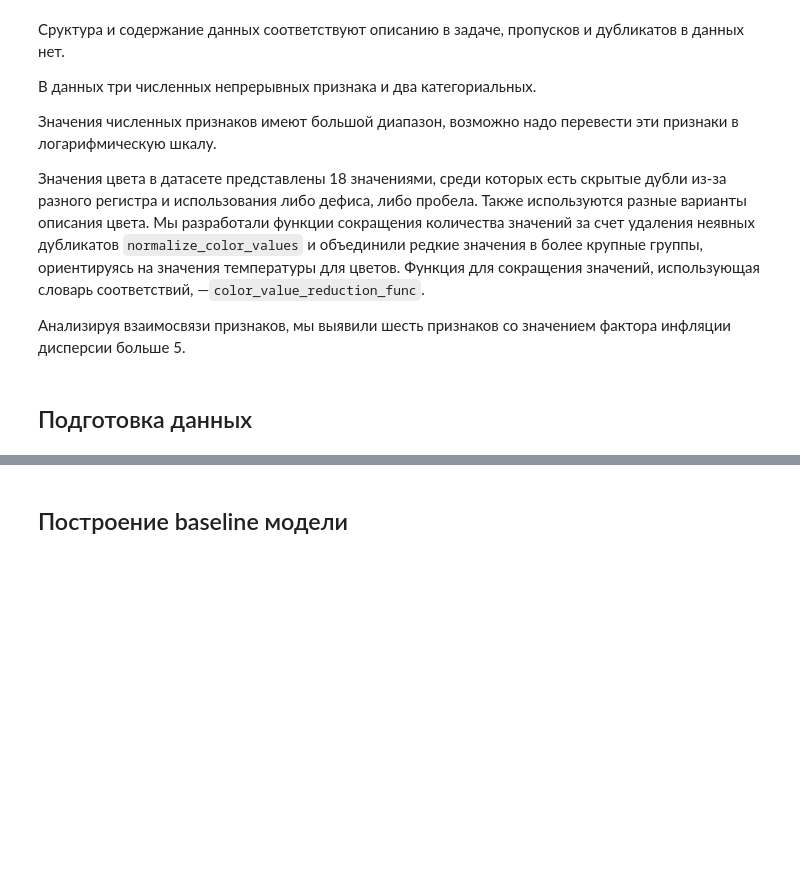
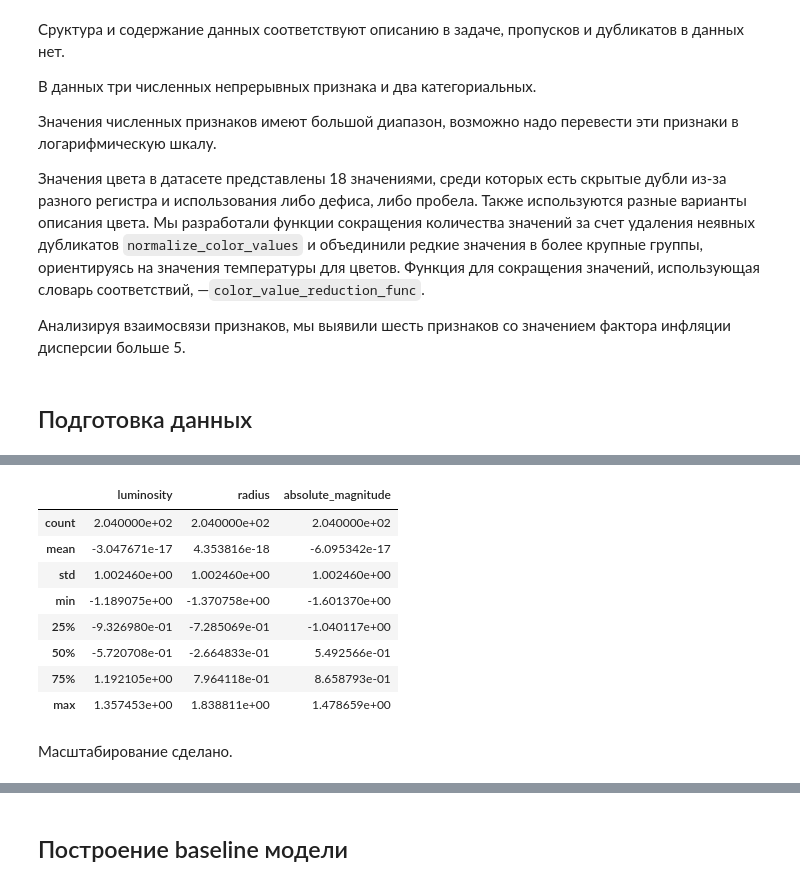
Before and after one commit to dimdasci/yp14-torch-nn-refression, a Jupyter notebook: notebooks/yp14-star-temperature-prediction.ipynb, the cells around one changed output, grey strips where cells are left out. Saved outputs shown, nothing was run; the diff lists cells and outputs as text; code cells hidden in the pictures; blank space fills up the shorter version.

```diff
--- a/notebooks/yp14-star-temperature-prediction.ipynb
+++ b/notebooks/yp14-star-temperature-prediction.ipynb
@@ -595,0 +692,4 @@ multicollinear_features
+# %%
+X_train[["luminosity", "radius"]] = np.log10(X_train[["luminosity", "radius"]])
+# %%
+X_test[["luminosity", "radius"]] = np.log10(X_test[["luminosity", "radius"]])
@@ -595,0 +701,16 @@ multicollinear_features
+# %%
+X_train[numerical_columns] = scaler.transform(X_train[numerical_columns])
+X_test[numerical_columns] = scaler.transform(X_test[numerical_columns])
+X_train[numerical_columns].describe()
+# %% [output]
+|  | luminosity | radius | absolute_magnitude |
+| count | 2.040000e+02 | 2.040000e+02 | 2.040000e+02 |
+| mean | -3.047671e-17 | 4.353816e-18 | -6.095342e-17 |
+| std | 1.002460e+00 | 1.002460e+00 | 1.002460e+00 |
+| min | -1.189075e+00 | -1.370758e+00 | -1.601370e+00 |
+| 25% | -9.326980e-01 | -7.285069e-01 | -1.040117e+00 |
+| 50% | -5.720708e-01 | -2.664833e-01 | 5.492566e-01 |
+| 75% | 1.192105e+00 | 7.964118e-01 | 8.658793e-01 |
+| max | 1.357453e+00 | 1.838811e+00 | 1.478659e+00 |
+# %% [markdown]
+Масштабирование сделано.
```
Also changed, not shown: parts of 27 cells of this notebook.
